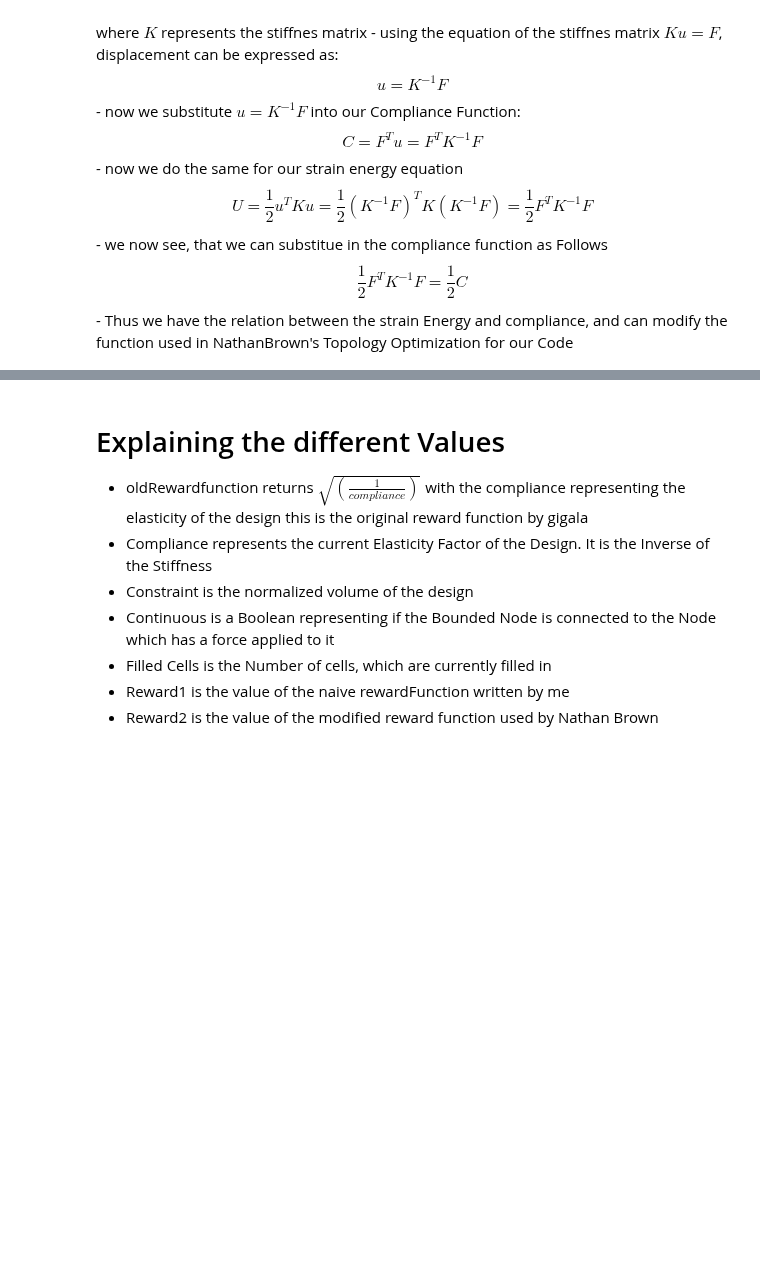
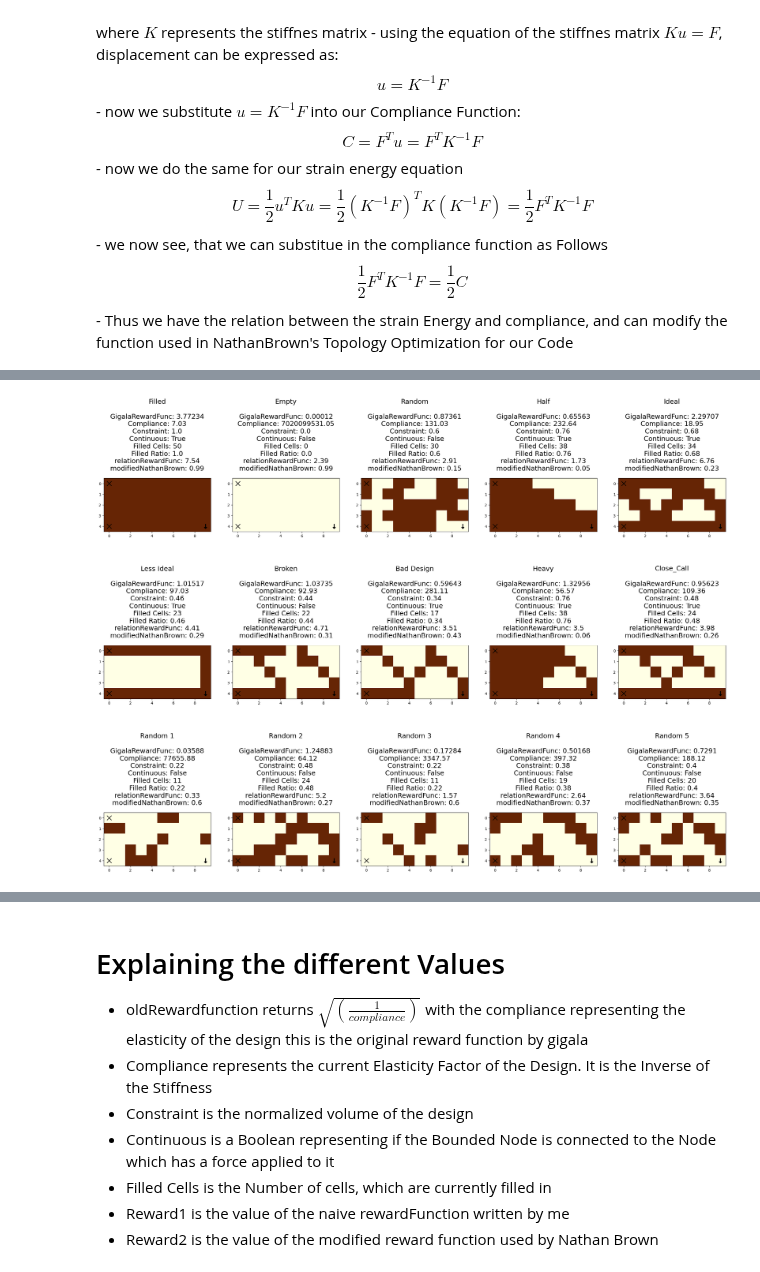
Before and after one commit to adrian0850/topology_optimization_RL_BA, a Jupyter notebook: src/from scratch V2.ipynb, the cells around one changed output, grey strips where cells are left out. Cells and saved outputs as stored; diff of their text form; code cells hidden in the pictures; blank space fills up the shorter version.

Commit message:
more fixes to the enviroment nad supporting functions

```diff
--- a/src/from scratch V2.ipynb
+++ b/src/from scratch V2.ipynb
@@ -67,8 +70,9 @@ normals = np.zeros((height + 1, width + 1, 2))
 x = 0
 y = 1
 for coords in bound_nodes_list:
-    normals[coords[y], coords[x], x] = 1
-    normals[coords[y], coords[x], y] = 1
+    normals[coords[x], coords[y], x] = 1
+    normals[coords[x], coords[y], y] = 1
+print(normals[:,:,0])
 
 forces = np.zeros((height + 1, width + 1, 2))
 forces[-1, -1, y] = -1
@@ -77,3 +81,10 @@ forces = forces.ravel()
 fixdofs = np.flatnonzero(normals.ravel())
 alldofs = np.arange(2 * (normals.shape[0]) * (normals.shape[1]))
 freedofs = np.sort(list(set(alldofs) - set(fixdofs)))
+
+print("Freedofs: ", freedofs)
+print("Fixdofs: ", fixdofs)
+print("Forces: ", forces)
+print("length of Freedofs: ", len(freedofs))
+print("length of Fixdofs: ", len(fixdofs))
+print("length of Forces: ", len(forces))
@@ -472,39 +654,7 @@ modify the function used in NathanBrown's Topology Optimization for our Code
 # %%
 #TESTING
 
-def scale_matrix(matrix, target_rows, target_cols):
-    original_rows = len(matrix)
-    original_cols = len(matrix[0]) if original_rows > 0 else 0
 
-    # Calculate scale factors
-    row_scale_factor = target_rows // original_rows
-    col_scale_factor = target_cols // original_cols
-
-    # Scale the matrix
-    scaled_matrix = []
-    for row in matrix:
-        # Scale each row horizontally
-        scaled_row = []
-        for element in row:
-            scaled_row.extend([element] * col_scale_factor)
-
-        # Scale the matrix vertically
-        for _ in range(row_scale_factor):
-            scaled_matrix.append(list(scaled_row))
-
-    # Handle any remaining rows due to non-integer scale factors
-    additional_rows = target_rows % original_rows
-    if additional_rows > 0:
-        for i in range(additional_rows):
-            scaled_matrix.append(list(scaled_matrix[i]))
-
-    # Handle any remaining columns due to non-integer scale factors
-    additional_cols = target_cols % original_cols
-    if additional_cols > 0:
-        for row in scaled_matrix:
-            row.extend(row[:additional_cols])
-
-    return np.array(scaled_matrix)
 
 def render_all(states):
     """This function is used to render the different design spaces with their
@@ -568,13 +718,26 @@ def zero_to_densitiy(matrix):
     return np.where(matrix == 0, density, matrix)
 
 
+test_bound_matrix = np.zeros((height, width))
+test_force_matrix = np.zeros((height, width))
+
+for coord in convert_all(bound_nodes_list, (height, width)):
+            test_bound_matrix[coord[0],coord[1]] = 1
+for coord in convert_all(loaded_nodes_list, (height, width)):
+            test_force_matrix[coord[0],coord[1]] = 1
+
+test_freedofs, test_fixdofs = calculate_dofs(test_bound_matrix)
+test_forces = calculate_forces(test_force_matrix)
+
+print("Freedofs: ", test_freedofs)
+print("Fixdofs: ", test_fixdofs)
+print("Forces: ", test_forces)
+
+
 # create the initial compliance of a completely filled in design space
-initial_compliance = get_compliance(np.ones((height, width)))
+initial_compliance = get_compliance(np.ones((height, width)), test_freedofs,
+                                    test_fixdofs, test_forces)
 
-# Here we initialize the bound node matrix as well as the states and matrices list
-bound_nodes = np.zeros((height, width))
-for coord in bound_nodes_list:
-        bound_nodes[coord] = 1
 states = []
 matrices = []
 
@@ -678,15 +841,15 @@ for name, matrix in zip(matrix_names, matrices):
     state = {
         "matrix" : scaled_matrix,
         "Name" : name,
-        "rewardfunc" : rewardFunction_old(scaled_matrix),
+        "rewardfunc" : rewardFunction_old(scaled_matrix, test_freedofs, test_fixdofs, test_forces),
         "constraint" : constraintFunction(scaled_matrix),
-        "Compliance" : objective(scaled_matrix),
+        "Compliance" : objective(scaled_matrix, test_freedofs, test_fixdofs, test_forces),
         "continuous" : is_continuous(scaled_matrix, bound_nodes_list + loaded_nodes_list),
         "filled_cells" : get_filled_cells(scaled_matrix),
         "filled_ratio": get_filled_cells(scaled_matrix) / number_of_nodes,
-        "reward1" : rewardFunction_1(scaled_matrix),
-        "reward2" : rewardFunction_2(scaled_matrix, get_compliance(scaled_matrix),
-                                     initial_compliance, get_compliance(scaled_matrix))
+        "reward1" : rewardFunction_1(scaled_matrix, test_freedofs, test_fixdofs, test_forces),
+        "reward2" : rewardFunction_2(scaled_matrix, get_compliance(scaled_matrix, test_freedofs, test_fixdofs, test_forces),
+                                     initial_compliance, get_compliance(scaled_matrix, test_freedofs, test_fixdofs, test_forces))
     }
     states.append(state)
 print("Different Matrices with their respective Reward Functions and Compliance Values:")
@@ -720,15 +883,15 @@ for name, matrix in zip(matrix_names, matrices):
     state = {
         "matrix" : scaled_matrix,
         "Name" : name,
-        "rewardfunc" : rewardFunction_old(scaled_matrix),
+        "rewardfunc" : rewardFunction_old(scaled_matrix, test_freedofs, test_fixdofs, test_forces),
         "constraint" : constraintFunction(scaled_matrix),
-        "Compliance" : objective(scaled_matrix),
+        "Compliance" : objective(scaled_matrix, test_freedofs, test_fixdofs, test_forces),
         "continuous" : is_continuous(scaled_matrix, bound_nodes_list + loaded_nodes_list),
         "filled_cells" : get_filled_cells(scaled_matrix),
         "filled_ratio": get_filled_cells(scaled_matrix) / number_of_nodes,
-        "reward1" : rewardFunction_1(scaled_matrix),
-        "reward2" : rewardFunction_2(scaled_matrix, get_compliance(scaled_matrix),
-                                     initial_compliance, get_compliance(scaled_matrix))
+        "reward1" : rewardFunction_1(scaled_matrix, test_freedofs, test_fixdofs, test_forces),
+        "reward2" : rewardFunction_2(scaled_matrix, get_compliance(scaled_matrix, test_freedofs, test_fixdofs, test_forces),
+                                     initial_compliance, get_compliance(scaled_matrix, test_freedofs, test_fixdofs, test_forces))
     }
     states.append(state)
 print("Showcasing a Design Process with the Reward Functions and Compliance Values:")
@@ -737,0 +917 @@ TypeError: get_compliance() missing 3 required positional arguments: 'freedofs',
+[figure, added]
```
Also changed, not shown: parts of 16 cells of this notebook, 5 other files.
